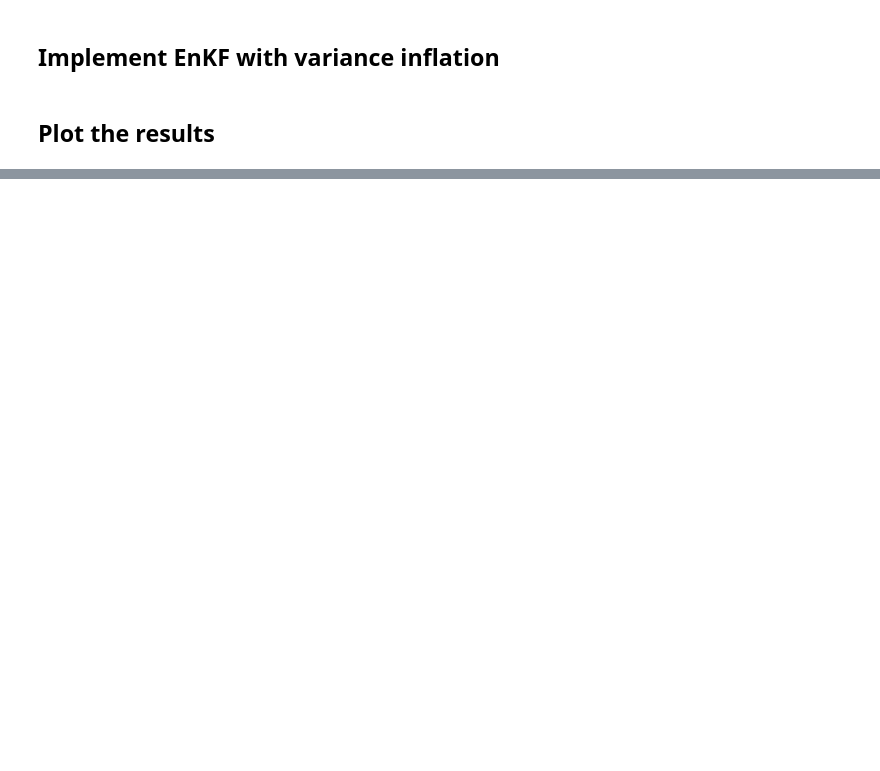
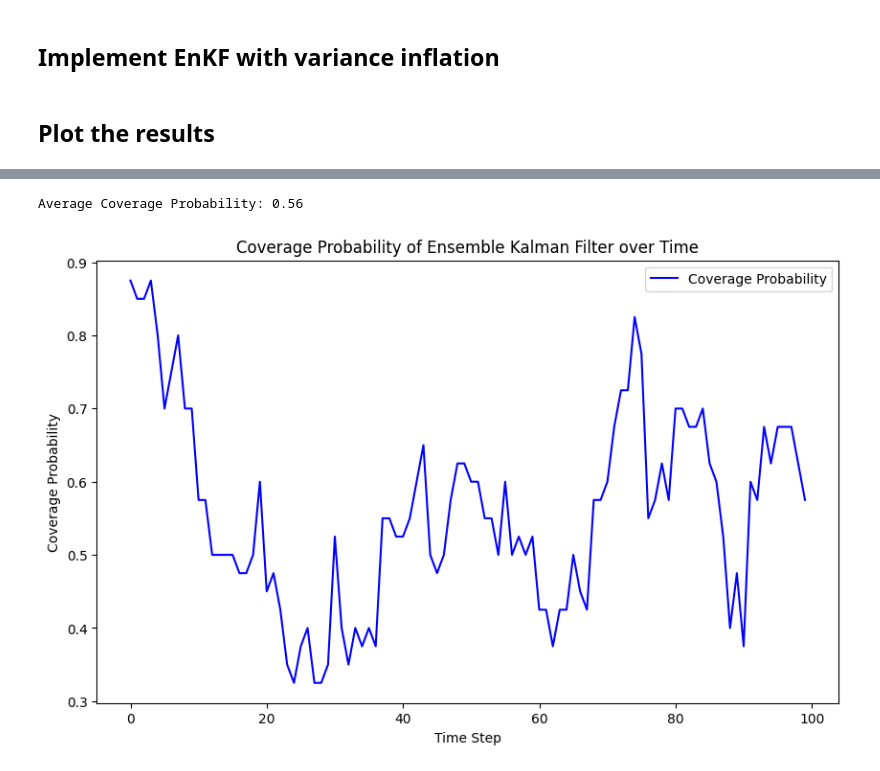
Before and after one commit to JackWang0102/STAT-546-EnFK-Simulation, a Jupyter notebook: EnKF_sim.ipynb, the cells around one changed output, grey strips where cells are left out. Cells and saved outputs as stored; diff of their text form; code cells hidden in the pictures; blank space fills up the shorter version.

```diff
--- a/EnKF_sim.ipynb
+++ b/EnKF_sim.ipynb
@@ -697,2 +694,20 @@ confidence_interval_lower = estimated_states - 1.96 * ensemble_std_dev
+# %%
+np.random.seed(999)
+
+# Run the EnKF
+# Generate ensemble members around the initial state
+P_init = np.eye(state_dim) * 1.0
+ensemble = np.random.multivariate_normal(x0, P_init, num_ensemble)
+
+# Run the EnKF for state estimation
+estimated_states, ensemble_std_dev = EnKF(ensemble, observations, H, process_noise_std, obs_noise_std, num_ensemble, timesteps, dt)
+
+# Convert estimated states and standard deviation to numpy arrays
+estimated_states = np.array(estimated_states)
+ensemble_std_dev = np.array(ensemble_std_dev)
+
+# Calculate 95% confidence intervals (mean ± 1.96 * std deviation)
+confidence_interval_upper = estimated_states + 1.96 * ensemble_std_dev
+confidence_interval_lower = estimated_states - 1.96 * ensemble_std_dev
 # %% [markdown]
 ## Implement EnKF with variance inflation
@@ -759,0 +806,23 @@ plt.show()
+# %%
+# Coverage Probability over time (EnKF)
+# Coverage probability is the fraction of the true state that falls within the confidence interval
+# For each time step, I will check if the true state falls within the confidence interval
+coverage_probabilities = []
+for t in range(timesteps):
+    coverage_probabilities.append(np.mean((true_states[t+1] >= confidence_interval_lower[t]) & (true_states[t+1] <= confidence_interval_upper[t])))
+coverage_probabilities = np.array(coverage_probabilities)
+# %%
+# Plot the coverage probability over time
+plt.figure(figsize=(10, 6))
+plt.plot(range(timesteps), coverage_probabilities, label='Coverage Probability', color='b')
+plt.xlabel('Time Step')
+plt.ylabel('Coverage Probability')
+plt.title('Coverage Probability of Ensemble Kalman Filter over Time')
+plt.legend()
+
+# Report the average coverage probability
+average_coverage_probability = np.mean(coverage_probabilities)
+print(f"Average Coverage Probability: {average_coverage_probability:.2f}")
+# %% [output]
+Average Coverage Probability: 0.56
+[figure, added]
```
Also changed, not shown: parts of 9 cells of this notebook.
